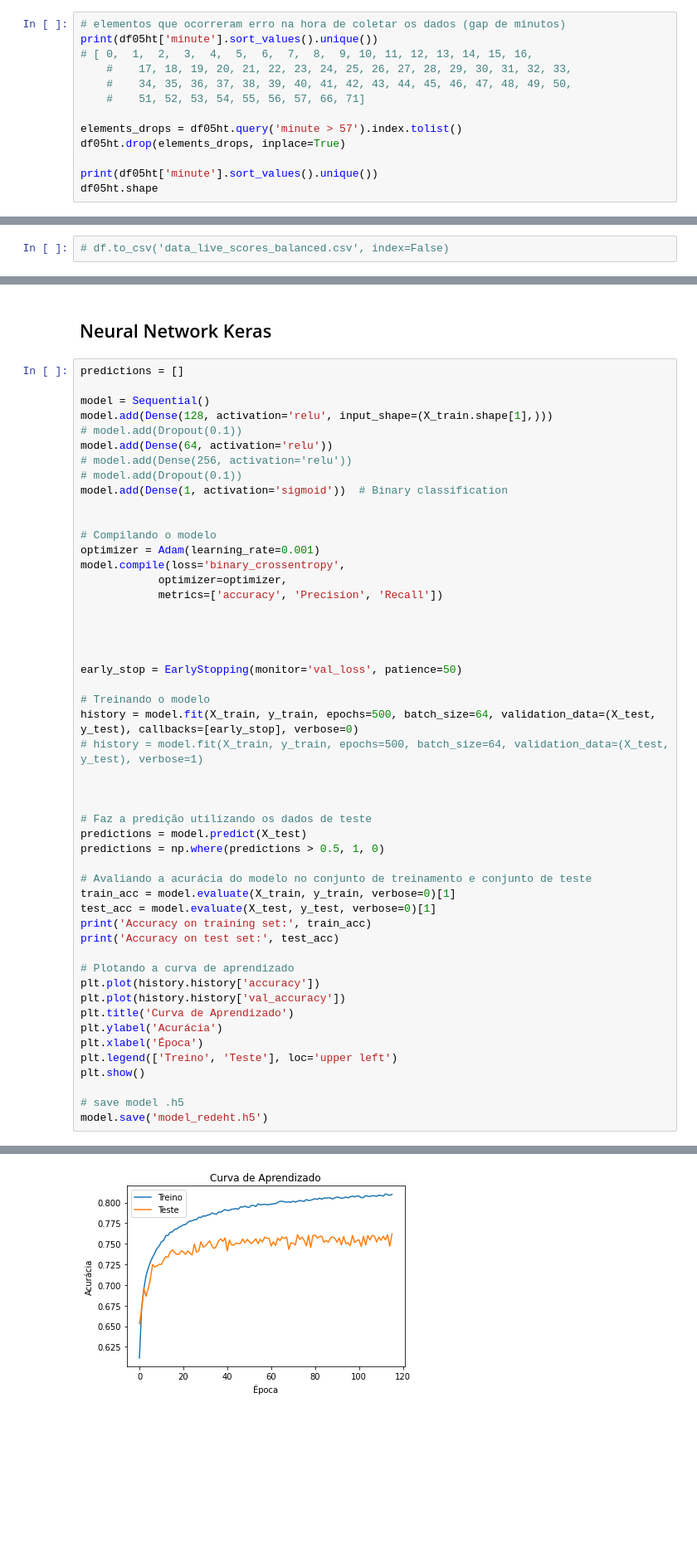
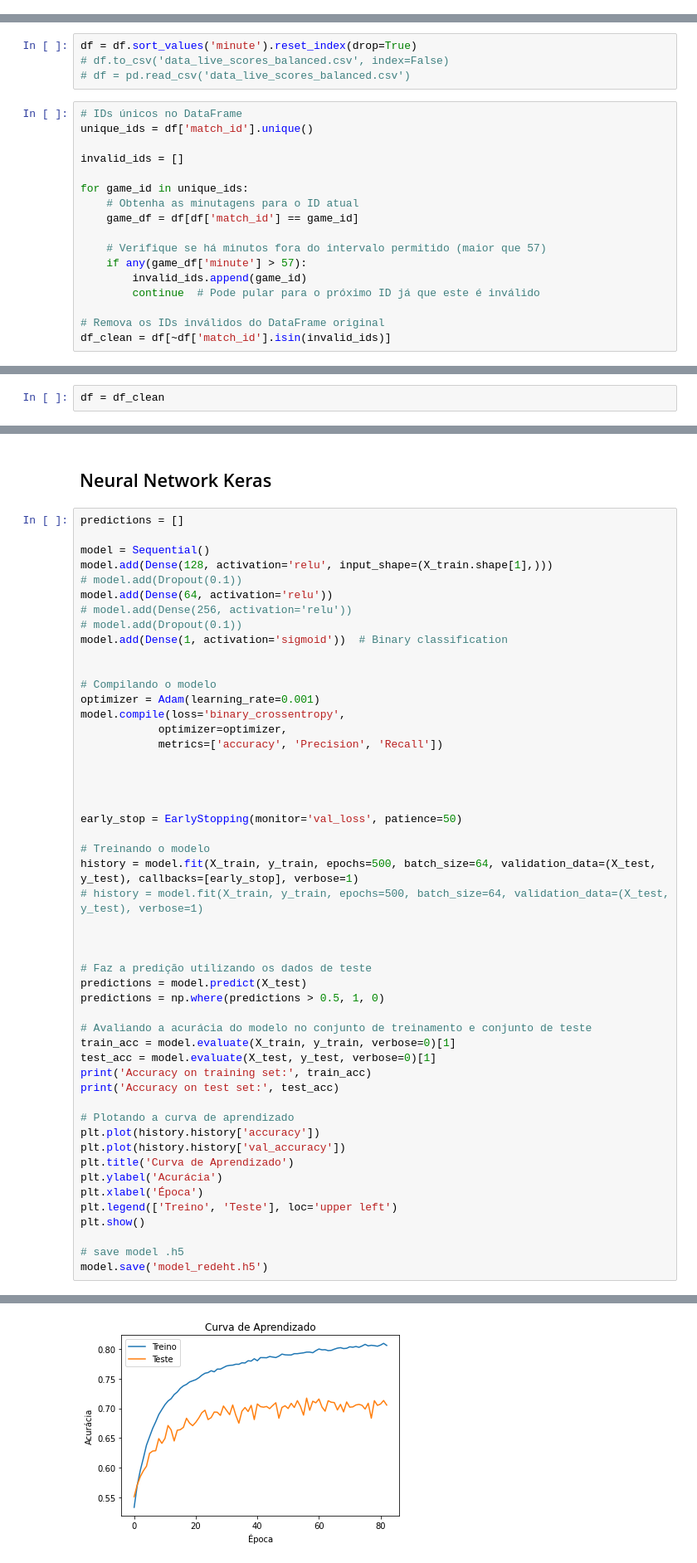
Before and after one commit to nathancarlos22/eo-fut-live, a Jupyter notebook: notebooks/nc-model-pred-live.ipynb, the cells around one changed output, grey strips where cells are left out. Shown at 83% size. Cells and saved outputs as stored; diff of their text form; blank space fills up the shorter version.

Commit message:
fix preprocessing data

```diff
--- a/notebooks/nc-model-pred-live.ipynb
+++ b/notebooks/nc-model-pred-live.ipynb
@@ -189,16 +199,3 @@ def convert_to_int_minutes(value):
 
 # Aplicando a função para converter os minutos
 df05ht['minute'] = df05ht['minute'].apply(convert_to_int_minutes)
-# %%
-# elementos que ocorreram erro na hora de coletar os dados (gap de minutos)
-print(df05ht['minute'].sort_values().unique())
-# [ 0,  1,  2,  3,  4,  5,  6,  7,  8,  9, 10, 11, 12, 13, 14, 15, 16,
-    #    17, 18, 19, 20, 21, 22, 23, 24, 25, 26, 27, 28, 29, 30, 31, 32, 33,
-    #    34, 35, 36, 37, 38, 39, 40, 41, 42, 43, 44, 45, 46, 47, 48, 49, 50,
-    #    51, 52, 53, 54, 55, 56, 57, 66, 71]
-
-elements_drops = df05ht.query('minute > 57').index.tolist()
-df05ht.drop(elements_drops, inplace=True)
-
-print(df05ht['minute'].sort_values().unique())
-df05ht.shape
@@ -291,2 +283,21 @@ df.shape
 # %%
+df = df.sort_values('minute').reset_index(drop=True)
 # df.to_csv('data_live_scores_balanced.csv', index=False)
+# df = pd.read_csv('data_live_scores_balanced.csv')
+# %%
+# IDs únicos no DataFrame
+unique_ids = df['match_id'].unique()
+
+invalid_ids = []
+
+for game_id in unique_ids:
+    # Obtenha as minutagens para o ID atual
+    game_df = df[df['match_id'] == game_id]
+
+    # Verifique se há minutos fora do intervalo permitido (maior que 57)
+    if any(game_df['minute'] > 57):
+        invalid_ids.append(game_id)
+        continue  # Pode pular para o próximo ID já que este é inválido
+
+# Remova os IDs inválidos do DataFrame original
+df_clean = df[~df['match_id'].isin(invalid_ids)]
@@ -292,0 +310,2 @@ df.shape
+# %%
+df = df_clean
@@ -452,7 +522,7 @@ model.compile(loss='binary_crossentropy',
 early_stop = EarlyStopping(monitor='val_loss', patience=50)
 
 # Treinando o modelo
-history = model.fit(X_train, y_train, epochs=500, batch_size=64, validation_data=(X_test, y_test), callbacks=[early_stop], verbose=0)
+history = model.fit(X_train, y_train, epochs=500, batch_size=64, validation_data=(X_test, y_test), callbacks=[early_stop], verbose=1)
 # history = model.fit(X_train, y_train, epochs=500, batch_size=64, validation_data=(X_test, y_test), verbose=1)
 
 
@@ -485,3 +569,3 @@ Accuracy on test set: 0.7621461153030396
-[figure, old version]
+[figure, new version]
 # %%
 # h2o.cluster().shutdown()
```
Also changed, not shown: parts of 23 cells of this notebook, 2 other files.
